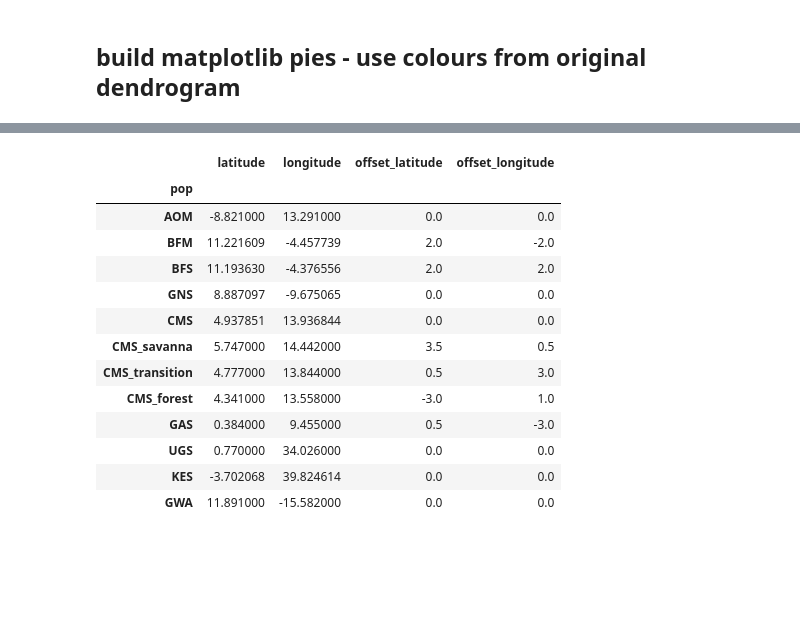
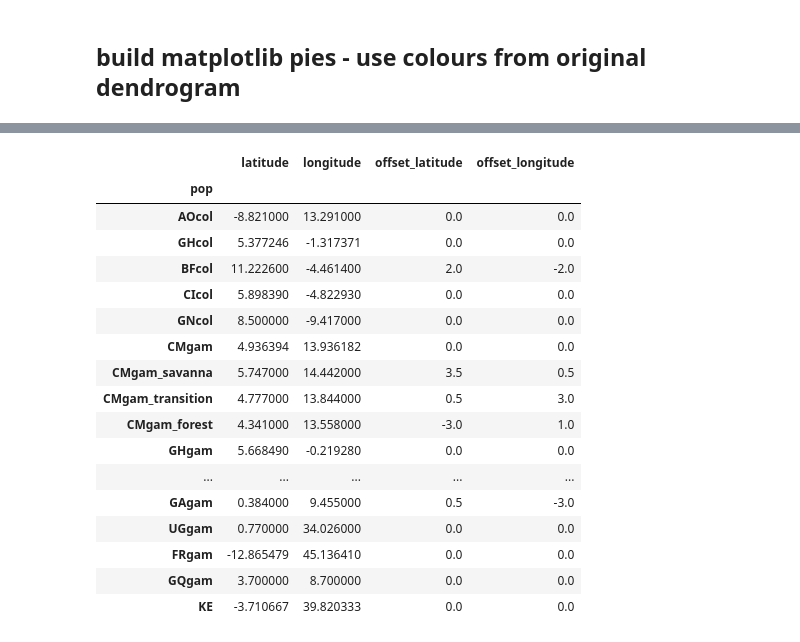
Before and after one commit to malariagen/ag1000g-phase2-vgsc-report, a Jupyter notebook: notebooks/artwork_Phase_2_vgsc_hapfreq_map.ipynb, the cells around one changed output, grey strips where cells are left out. Saved outputs shown, nothing was run; the diff lists cells and outputs as text; code cells hidden in the pictures; blank space fills up the shorter version.

```diff
--- a/notebooks/artwork_Phase_2_vgsc_hapfreq_map.ipynb
+++ b/notebooks/artwork_Phase_2_vgsc_hapfreq_map.ipynb
@@ -319,36 +325,40 @@ df_pops
 # %%
 def make_df_lonlat():
     global df_lonlat
     df_lonlat = df_pops[['latitude', 'longitude']].copy()
     df_lonlat['offset_latitude'] = np.zeros(len(df_lonlat))
     df_lonlat['offset_longitude'] = np.zeros(len(df_lonlat))
-    df_lonlat.loc['BFS'].offset_latitude = 2
-    df_lonlat.loc['BFS'].offset_longitude = 2
-    df_lonlat.loc['BFM'].offset_latitude = 2
-    df_lonlat.loc['BFM'].offset_longitude = -2
-    df_lonlat.loc['CMS_savanna'].offset_latitude = 3.5
-    df_lonlat.loc['CMS_savanna'].offset_longitude = 0.5
-    df_lonlat.loc['CMS_transition'].offset_latitude = 0.5
-    df_lonlat.loc['CMS_transition'].offset_longitude = 3
-    df_lonlat.loc['CMS_forest'].offset_latitude = -3
-    df_lonlat.loc['CMS_forest'].offset_longitude = 1
-    df_lonlat.loc['GAS'].offset_latitude = .5
-    df_lonlat.loc['GAS'].offset_longitude = -3
+    df_lonlat.loc['BFgam'].offset_latitude = 2
+    df_lonlat.loc['BFgam'].offset_longitude = 2
+    df_lonlat.loc['BFcol'].offset_latitude = 2
+    df_lonlat.loc['BFcol'].offset_longitude = -2
+    df_lonlat.loc['CMgam_savanna'].offset_latitude = 3.5
+    df_lonlat.loc['CMgam_savanna'].offset_longitude = 0.5
+    df_lonlat.loc['CMgam_transition'].offset_latitude = 0.5
+    df_lonlat.loc['CMgam_transition'].offset_longitude = 3
+    df_lonlat.loc['CMgam_forest'].offset_latitude = -3
+    df_lonlat.loc['CMgam_forest'].offset_longitude = 1
+    df_lonlat.loc['GAgam'].offset_latitude = .5
+    df_lonlat.loc['GAgam'].offset_longitude = -3
 
 make_df_lonlat()
 df_lonlat
 # %% [output]
 |  | latitude | longitude | offset_latitude | offset_longitude |
 | pop |  |  |  |  |
-| AOM | -8.821000 | 13.291000 | 0.0 | 0.0 |
-| BFM | 11.221609 | -4.457739 | 2.0 | -2.0 |
-| BFS | 11.193630 | -4.376556 | 2.0 | 2.0 |
-| GNS | 8.887097 | -9.675065 | 0.0 | 0.0 |
-| CMS | 4.937851 | 13.936844 | 0.0 | 0.0 |
-| CMS_savanna | 5.747000 | 14.442000 | 3.5 | 0.5 |
-| CMS_transition | 4.777000 | 13.844000 | 0.5 | 3.0 |
-| CMS_forest | 4.341000 | 13.558000 | -3.0 | 1.0 |
-| GAS | 0.384000 | 9.455000 | 0.5 | -3.0 |
-| UGS | 0.770000 | 34.026000 | 0.0 | 0.0 |
-| KES | -3.702068 | 39.824614 | 0.0 | 0.0 |
-| GWA | 11.891000 | -15.582000 | 0.0 | 0.0 |
+| AOcol | -8.821000 | 13.291000 | 0.0 | 0.0 |
+| GHcol | 5.377246 | -1.317371 | 0.0 | 0.0 |
+| BFcol | 11.222600 | -4.461400 | 2.0 | -2.0 |
+| CIcol | 5.898390 | -4.822930 | 0.0 | 0.0 |
+| GNcol | 8.500000 | -9.417000 | 0.0 | 0.0 |
+| CMgam | 4.936394 | 13.936182 | 0.0 | 0.0 |
+| CMgam_savanna | 5.747000 | 14.442000 | 3.5 | 0.5 |
+| CMgam_transition | 4.777000 | 13.844000 | 0.5 | 3.0 |
+| CMgam_forest | 4.341000 | 13.558000 | -3.0 | 1.0 |
+| GHgam | 5.668490 | -0.219280 | 0.0 | 0.0 |
+| ... | ... | ... | ... | ... |
+| GAgam | 0.384000 | 9.455000 | 0.5 | -3.0 |
+| UGgam | 0.770000 | 34.026000 | 0.0 | 0.0 |
+| FRgam | -12.865479 | 45.136410 | 0.0 | 0.0 |
+| GQgam | 3.700000 | 8.700000 | 0.0 | 0.0 |
+| KE | -3.710667 | 39.820333 | 0.0 | 0.0 |
```
Also changed, not shown: parts of 12 cells of this notebook.
